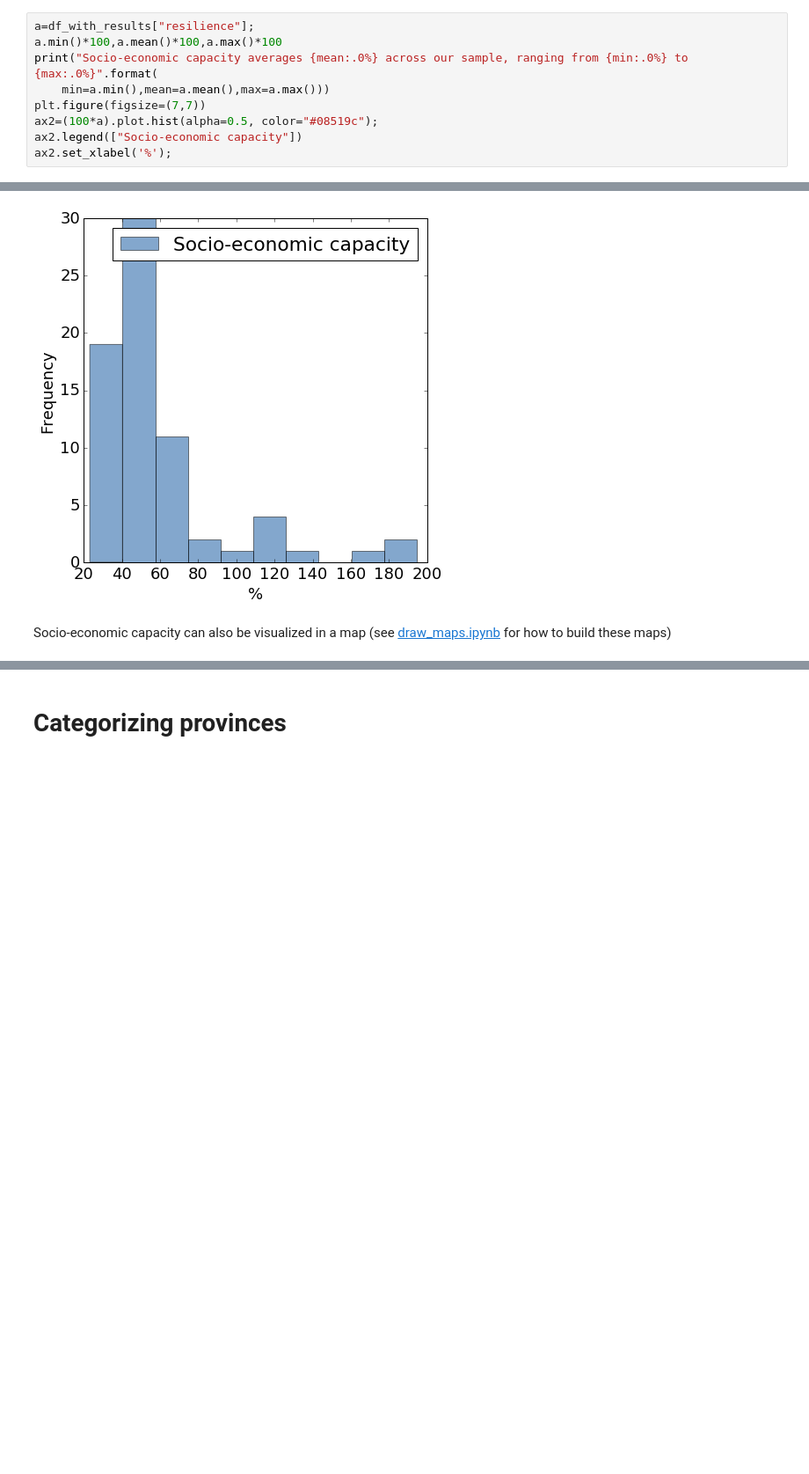
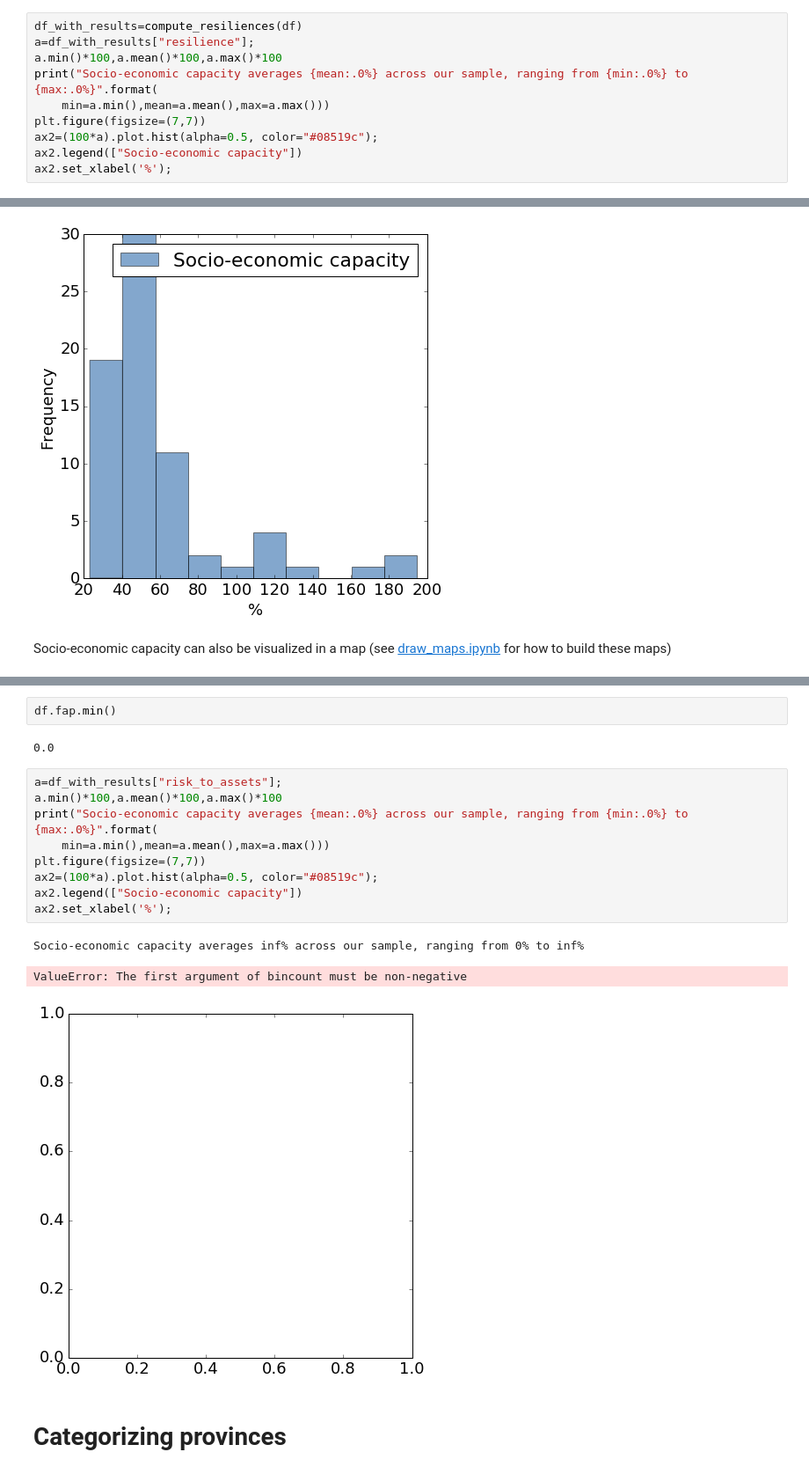
Before and after one commit to adrivsh/resilience_indicator_phl, a Jupyter notebook: socio_economic_capacity.ipynb, the cells around one changed output, grey strips where cells are left out. Shown: that part at 88% size. Cells and saved outputs as stored; diff of their text form; blank space fills up the shorter version.

```diff
--- a/socio_economic_capacity.ipynb
+++ b/socio_economic_capacity.ipynb
@@ -250,6 +254,7 @@ data.head().T
 # %% [markdown]
 Now we visualize risk and resilience acrross provinces, with plots and maps
 # %%
+df_with_results=compute_resiliences(df)
 a=df_with_results["resilience"];
 a.min()*100,a.mean()*100,a.max()*100
 print("Socio-economic capacity averages {mean:.0%} across our sample, ranging from {min:.0%} to {max:.0%}".format(
@@ -265,6 +270,23 @@ Socio-economic capacity averages 59% across our sample, ranging from 23% to 195%
 Socio-economic capacity can also be visualized in a map (see [draw_maps.ipynb](draw_maps.ipynb) for how to build these maps)
 # %% [markdown]
 ![title](img/map_and_legend_of_se_capacity.png)
+# %%
+df.fap.min()
+# %% [output]
+0.0
+# %%
+a=df_with_results["risk_to_assets"];
+a.min()*100,a.mean()*100,a.max()*100
+print("Socio-economic capacity averages {mean:.0%} across our sample, ranging from {min:.0%} to {max:.0%}".format(
+    min=a.min(),mean=a.mean(),max=a.max()))
+plt.figure(figsize=(7,7))
+ax2=(100*a).plot.hist(alpha=0.5, color="#08519c");
+ax2.legend(["Socio-economic capacity"])
+ax2.set_xlabel('%');
+# %% [output]
+Socio-economic capacity averages inf% across our sample, ranging from 0% to inf%
+ValueError: The first argument of bincount must be non-negative
+[figure, added]
 # %% [markdown]
 # Categorizing provinces
 # %% [markdown]
```
Also changed, not shown: parts of 4 cells of this notebook, 3 other files.
